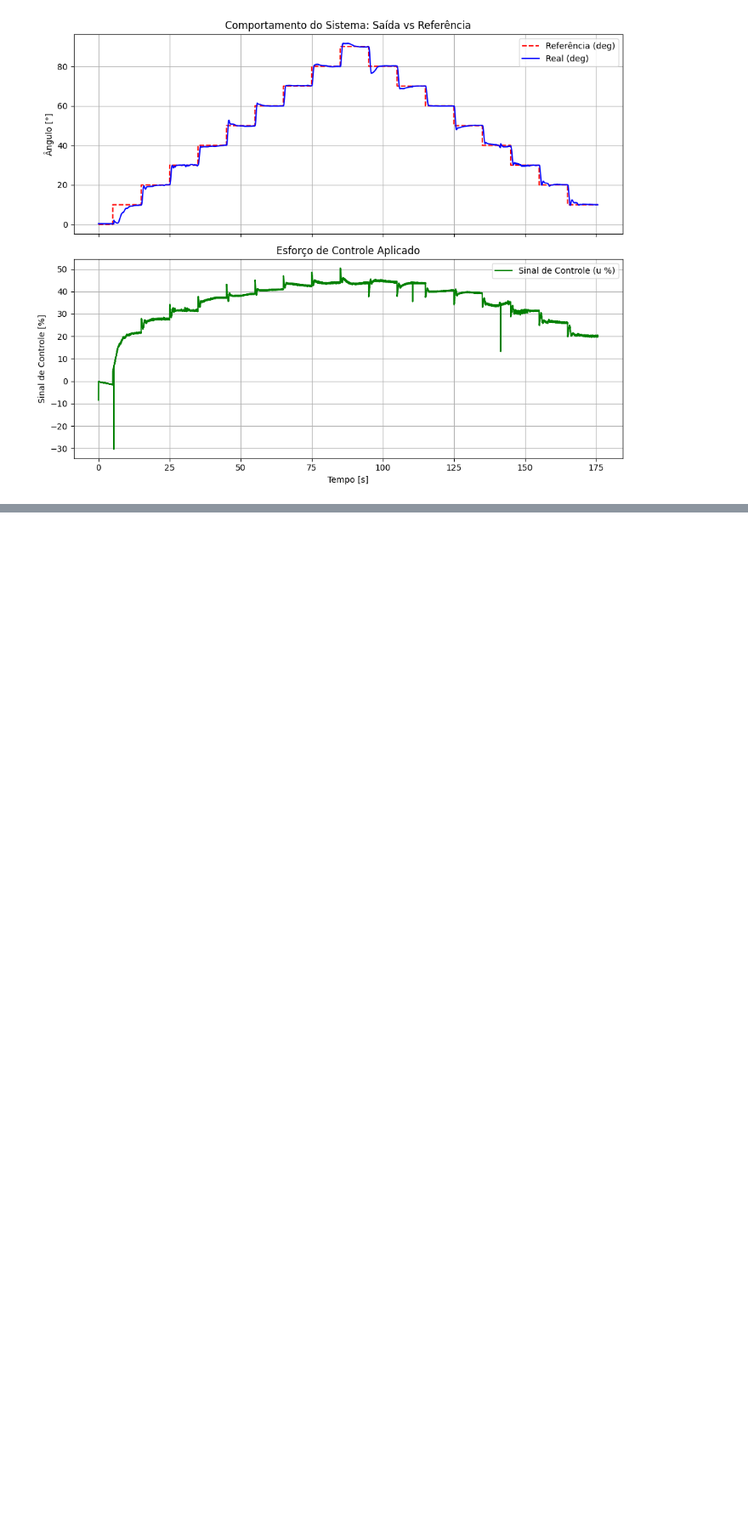
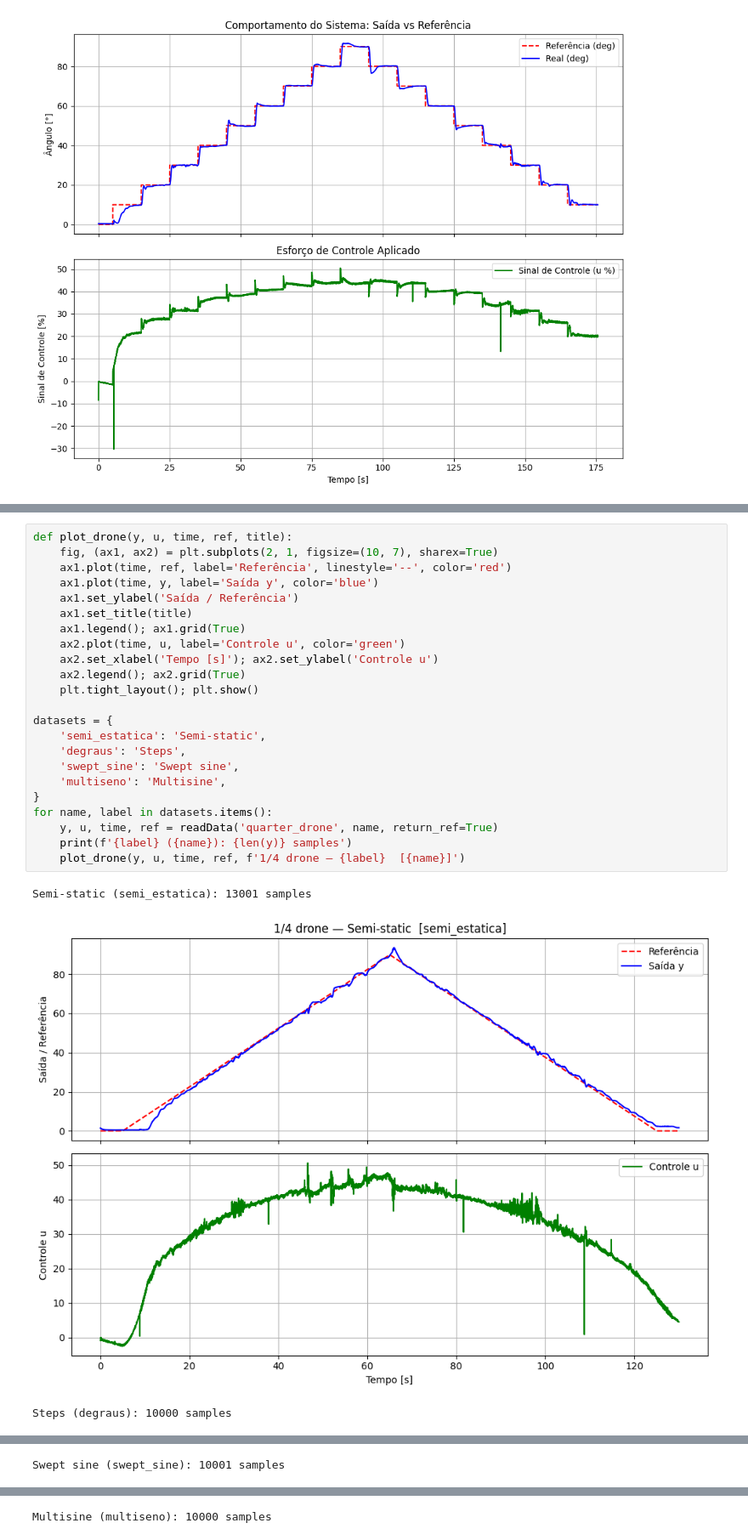
Before and after one commit to helonayala/sysid, a Jupyter notebook: read_data_14_drone.ipynb, the cells around one changed output, grey strips where cells are left out. Shown at 85% size. Drawn from its saved outputs; the diff is of its cells as text; blank space fills up the shorter version.

```diff
--- a/read_data_14_drone.ipynb
+++ b/read_data_14_drone.ipynb
@@ -47,0 +52,27 @@ plt.show()
+# %%
+def plot_drone(y, u, time, ref, title):
+    fig, (ax1, ax2) = plt.subplots(2, 1, figsize=(10, 7), sharex=True)
+    ax1.plot(time, ref, label='Referência', linestyle='--', color='red')
+    ax1.plot(time, y, label='Saída y', color='blue')
+    ax1.set_ylabel('Saída / Referência')
+    ax1.set_title(title)
+    ax1.legend(); ax1.grid(True)
+    ax2.plot(time, u, label='Controle u', color='green')
+    ax2.set_xlabel('Tempo [s]'); ax2.set_ylabel('Controle u')
+    ax2.legend(); ax2.grid(True)
+    plt.tight_layout(); plt.show()
+
+datasets = {
+    'semi_estatica': 'Semi-static',
+    'degraus': 'Steps',
+    'swept_sine': 'Swept sine',
+    'multiseno': 'Multisine',
+}
+for name, label in datasets.items():
+    y, u, time, ref = readData('quarter_drone', name, return_ref=True)
+    print(f'{label} ({name}): {len(y)} samples')
+    plot_drone(y, u, time, ref, f'1/4 drone — {label}  [{name}]')
+# %% [output]
+Semi-static (semi_estatica): 13001 samples
+[figure, added]
+Steps (degraus): 10000 samples
@@ -47,0 +80 @@ plt.show()
+Swept sine (swept_sine): 10001 samples
@@ -47,0 +82 @@ plt.show()
+Multisine (multiseno): 10000 samples
```
Also changed, not shown: parts of 2 cells of this notebook.
